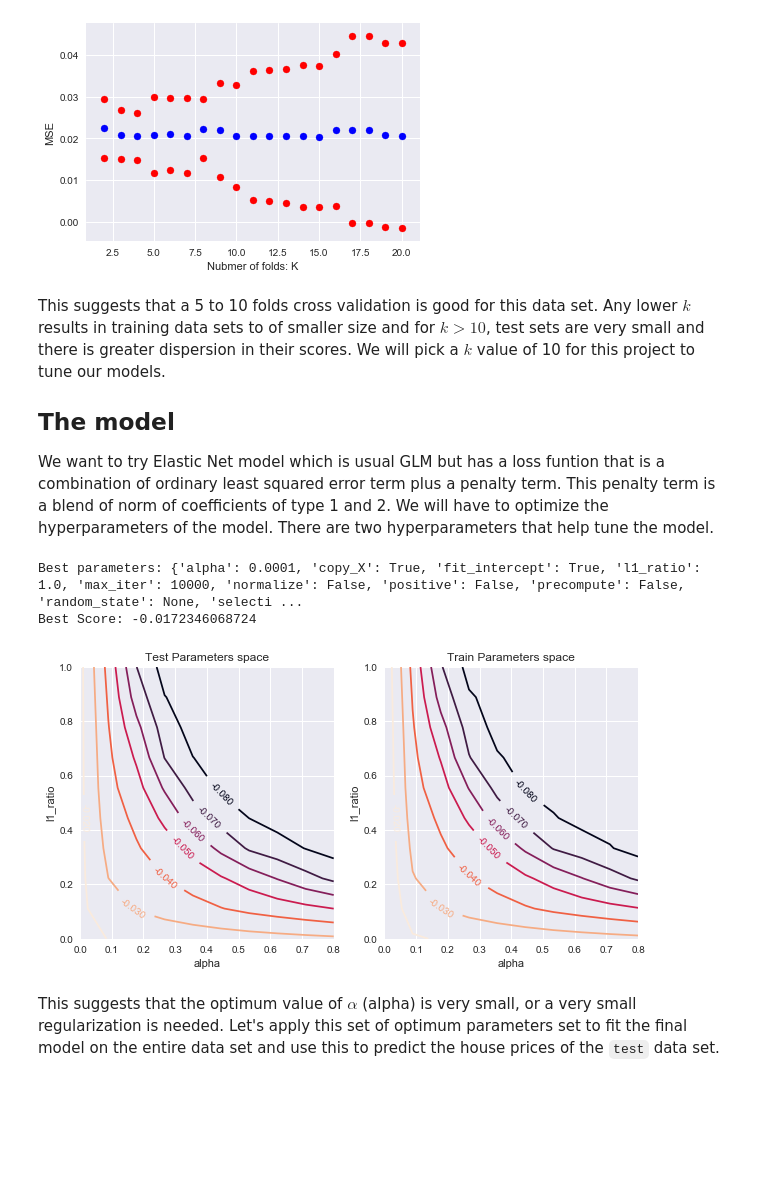
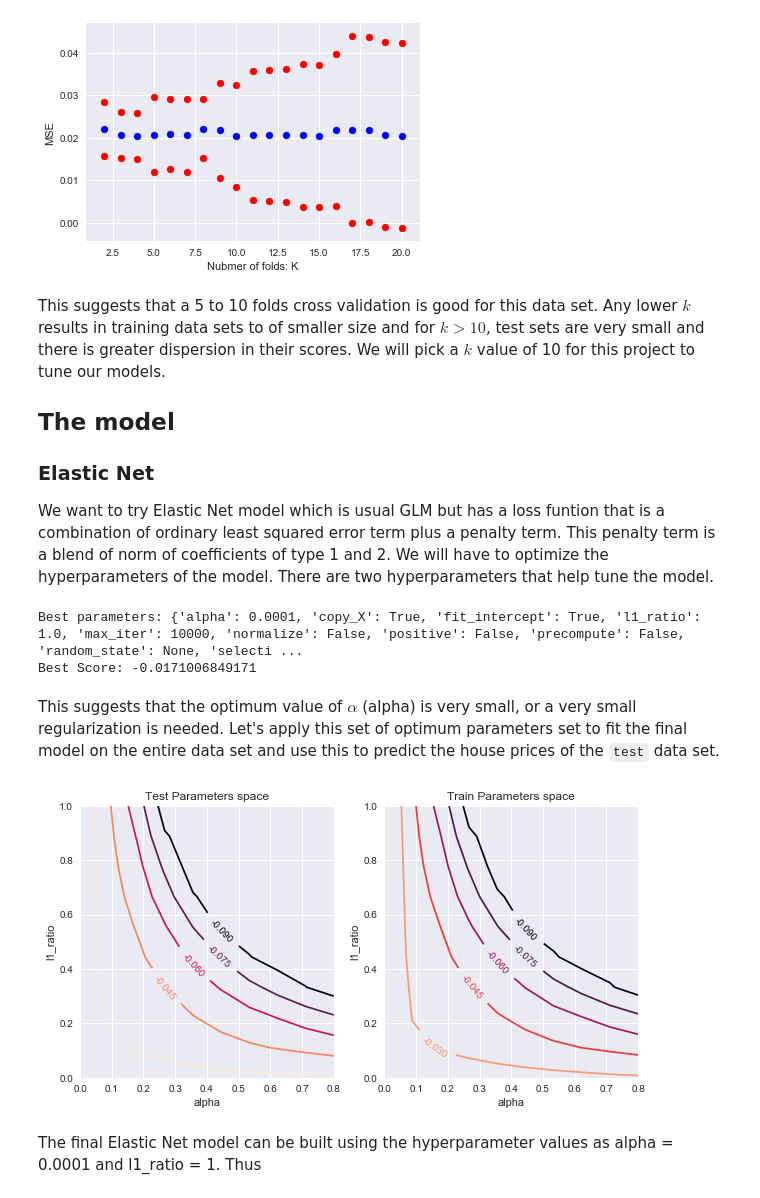
Before and after one commit to amjadfarman/HousePrices, a Jupyter notebook: house_prices.ipynb, the cells around one changed output. Cells and saved outputs as stored; diff of their text form; code cells hidden in the pictures; blank space fills up the shorter version.

```diff
--- a/house_prices.ipynb
+++ b/house_prices.ipynb
@@ -184,12 +189,12 @@ print(mse)
 # %%
-y = HousesSold['SalePrice']
+y = HousesSold[HousesSold['data'] == 'train']['SalePrice']
 cats_list = HousesSold.select_dtypes(exclude=[np.number]).columns.tolist()
 master_cats = {}
 
 for j in range(15):
     cats_impr = {}
     for col in cats_list:
-        X = pd.get_dummies(HousesSold[better_corr_num + list(master_cats.keys()) + [col]], drop_first = True)
+        X = pd.get_dummies(HousesSold[HousesSold['data'] == 'train'][better_corr_num + list(master_cats.keys()) + [col]], drop_first = True)
         lr.fit(X, y)
         cats_impr[col] = mean_squared_error(y, lr.predict(X))
     best_col = min(cats_impr, key=cats_impr.get)
@@ -234,17 +239,22 @@ Now we use the numerical and categorical variables identified above to build and
 ## Optimum $k$ of cross validation
 To find out the optimum folds of K Fold cross validation we execute the following experiment:
 # %%
-better_corr_cat = ['Neighborhood', 'RoofMatl', 'MSZoning', 'Functional', 'MSSubClass', 'Condition2'
-                   , 'Exterior1st', 'KitchenQual', 'Condition1', 'SaleCondition', 'Heating', 'LotConfig']
-HousesSold = HousesSold[better_corr_num + better_corr_cat + ['SaleType']]
-X = pd.get_dummies(HousesSold[better_corr_num + better_corr_cat], drop_first = True)
+better_corr_cat = ['Neighborhood', 'RoofMatl', 'MSZoning', 'Functional', 'Condition2', 'MSSubClass'
+                   , 'Exterior1st', 'Condition1', 'KitchenQual', 'SaleCondition', 'LotConfig', 'Heating']
+HousesSold = HousesSold[better_corr_num + better_corr_cat + ['data', 'SaleType']]
+X = pd.get_dummies(HousesSold[better_corr_num + better_corr_cat + ['data']], drop_first = True
+                  , columns = better_corr_cat)
+X_train = X[X['data'] == 'train']
+X_train = X_train.drop(labels = ['data'], axis = 1)
+X_test = X[X['data'] == 'test']
+X_test = X_test.drop(labels = ['data'], axis = 1)
 k_vals = []
 mse_u = []
 mse_l = []
 mse_m = []
 for k in range(2, 21):
     mod_crossval = linear_model.LinearRegression()
-    scores = -cross_val_score(mod_crossval, X, y, cv=k, scoring = 'neg_mean_squared_error')
+    scores = -cross_val_score(mod_crossval, X_train, y, cv=k, scoring = 'neg_mean_squared_error')
     k_vals.append(k)
     mse_u.append(scores.mean() + scores.std() * 2)
     mse_l.append(scores.mean() - scores.std() * 2)
@@ -262,42 +272,46 @@ plt.show()
 This suggests that a 5 to 10 folds cross validation is good for this data set. Any lower $k$ results in training data sets to of smaller size and for $k>10$, test sets are very small and there is greater dispersion in their scores. We will pick a $k$ value of 10 for this project to tune our models.
 
 ## The model
+### Elastic Net
 We want to try Elastic Net model which is usual GLM but has a loss funtion that is a combination of ordinary least squared error term plus a penalty term. This penalty term is a blend of norm of coefficients of type 1 and 2. We will have to optimize the hyperparameters of the model. There are two hyperparameters that help tune the model.
 # %%
 alpha = np.linspace(0.0001, 0.8, 10)
 l1_ratio = np.linspace(0, 1, 10)
 hyperparameters = dict(alpha=alpha, l1_ratio=l1_ratio)
-lr = linear_model.ElasticNet(max_iter = 10000, tol = 0.001)
+eln = linear_model.ElasticNet(max_iter = 10000, tol = 0.001)
 cv = RepeatedKFold(n_splits=10, n_repeats=3)
-grid_lr = GridSearchCV(lr, hyperparameters, cv=cv, verbose=0, scoring = 'neg_mean_squared_error', return_train_score = True)
+grid_eln = GridSearchCV(eln, hyperparameters, cv=cv, verbose=0, scoring = 'neg_mean_squared_error'
+                        , return_train_score = True, n_jobs = -1)
 with warnings.catch_warnings():
     warnings.simplefilter("ignore")
-    grid_lr.fit(X, y)
+    grid_eln.fit(X_train, y)
 # %%
-print('Best parameters:', grid_lr.best_estimator_.get_params())
-print('Best Score:', grid_lr.best_score_)
+print('Best parameters:', grid_eln.best_estimator_.get_params())
+print('Best Score:', grid_eln.best_score_)
 # %% [output]
 Best parameters: {'alpha': 0.0001, 'copy_X': True, 'fit_intercept': True, 'l1_ratio': 1.0, 'max_iter': 10000, 'normalize': False, 'positive': False, 'precompute': False, 'random_state': None, 'selecti ...
-Best Score: -0.0172346068724
+Best Score: -0.0171006849171
-# %%
-f, axes = plt.subplots(figsize=(10,5), ncols=2, nrows=1)
-test_scores = grid_lr.cv_results_['mean_test_score'].reshape(len(alpha), len(l1_ratio))
-train_scores = grid_lr.cv_results_['mean_train_score'].reshape(len(alpha), len(l1_ratio))
-param_alpha = grid_lr.cv_results_['param_alpha'].reshape(len(alpha), len(l1_ratio))
-param_l1_ratio = grid_lr.cv_results_['param_l1_ratio'].reshape(len(alpha), len(l1_ratio))
-CS = axes[0].contour(param_alpha, param_l1_ratio, test_scores)
-plt.clabel(CS, inline=1, fontsize=10)
-axes[0].set_title('Test Parameters space')
-axes[0].set_xlabel('alpha')
-axes[0].set_ylabel('l1_ratio')
-
-CS1 = axes[1].contour(param_alpha, param_l1_ratio, train_scores)
-plt.clabel(CS1, inline=1, fontsize=10)
-axes[1].set_title('Train Parameters space')
-axes[1].set_xlabel('alpha')
-axes[1].set_ylabel('l1_ratio')
-plt.show()
-# %% [output]
-[figure, removed]
 # %% [markdown]
 This suggests that the optimum value of $\alpha$ (alpha) is very small, or a very small regularization is needed. Let's apply this set of optimum parameters set to fit the final model on the entire data set and use this to predict the house prices of the `test` data set.
+# %%
+f, axes = plt.subplots(figsize=(10,5), ncols=2, nrows=1)
+test_scores = grid_eln.cv_results_['mean_test_score'].reshape(len(alpha), len(l1_ratio))
+train_scores = grid_eln.cv_results_['mean_train_score'].reshape(len(alpha), len(l1_ratio))
+param_alpha = grid_eln.cv_results_['param_alpha'].reshape(len(alpha), len(l1_ratio))
+param_l1_ratio = grid_eln.cv_results_['param_l1_ratio'].reshape(len(alpha), len(l1_ratio))
+CS = axes[0].contour(param_alpha, param_l1_ratio, test_scores)
+plt.clabel(CS, inline=1, fontsize=10)
+axes[0].set_title('Test Parameters space')
+axes[0].set_xlabel('alpha')
+axes[0].set_ylabel('l1_ratio')
+
+CS1 = axes[1].contour(param_alpha, param_l1_ratio, train_scores)
+plt.clabel(CS1, inline=1, fontsize=10)
+axes[1].set_title('Train Parameters space')
+axes[1].set_xlabel('alpha')
+axes[1].set_ylabel('l1_ratio')
+plt.show()
+# %% [output]
+[figure, added]
+# %% [markdown]
+The final Elastic Net model can be built using the hyperparameter values as alpha = 0.0001 and l1_ratio = 1. Thus
```
Also changed, not shown: parts of 33 cells of this notebook, 1 other file.
